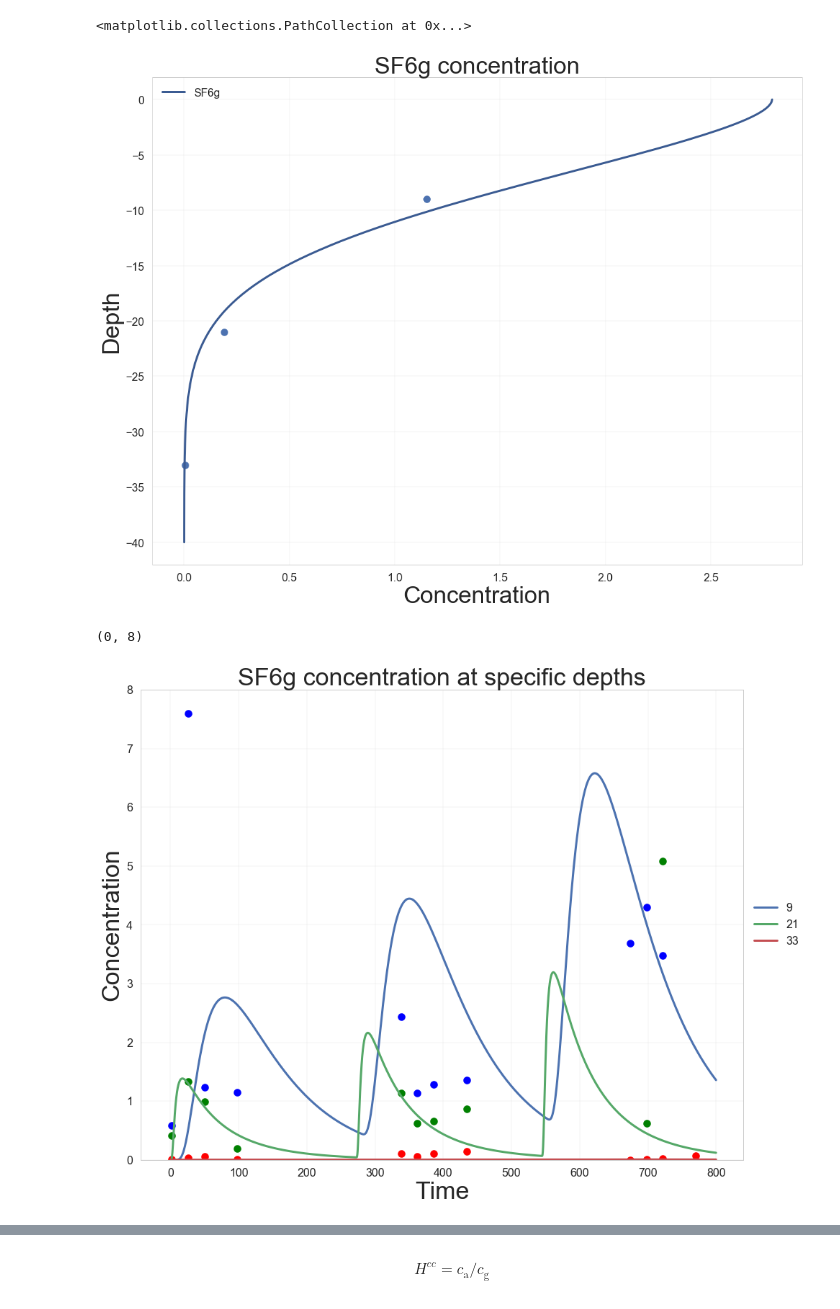
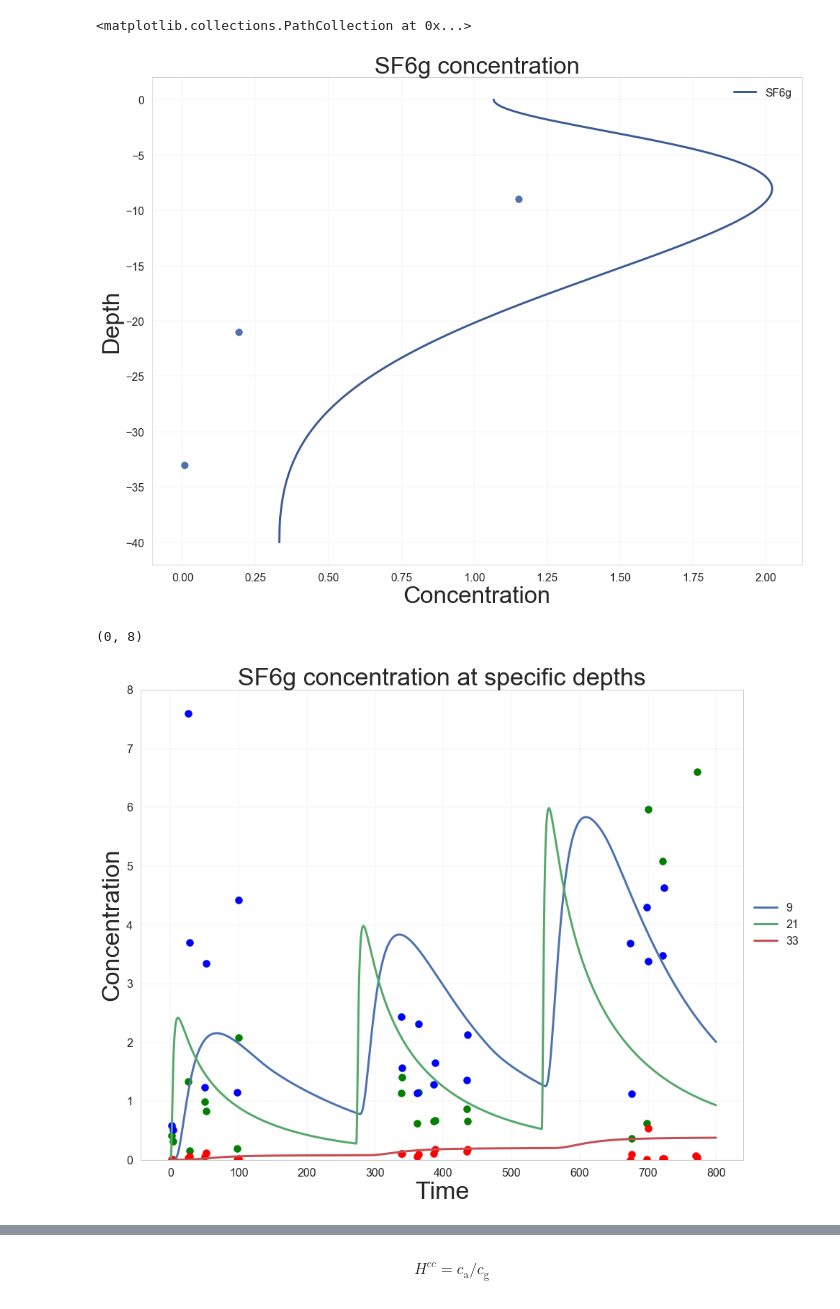
Before and after one commit to biogeochemistry/PorousMediaLab, a Jupyter notebook: examples/Tracer gas/tracer_gas_in_column.ipynb, the cells around one changed output, grey strips where cells are left out. Cells and saved outputs as stored; diff of their text form; code cells hidden in the pictures.

```diff
--- a/examples/Tracer gas/tracer_gas_in_column.ipynb
+++ b/examples/Tracer gas/tracer_gas_in_column.ipynb
@@ -16,12 +16,13 @@ sns.set_context("poster", rc={"font.size":34,"axes.titlesize":34,"axes.labelsize
 plt.rcParams['figure.figsize'] = 15, 12
 # %%
 tend = 800 ## hours
-dt = 0.2
+dt = 0.1
 dx = 0.2 ## cm
 L = 40 ## cm
 x = np.linspace(0, L, L / dx + 1)
 t = np.linspace(0, tend, round(tend / dt) + 1)
-phi = ( 0.99 - 0.7 ) * np.exp( -x / 10 ) + 0.7
+# phi = ( 0.99 - 0.7 ) * np.exp( -x / 10 ) + 0.7
+phi = 0.8
 Chs = np.zeros(t.shape) #
 Fx = np.zeros(t.shape)
 # %%
@@ -46,9 +47,9 @@ ftc = PorousMediaLab(L, dx, tend, dt, phi)
 # plt.plot(SF6_init)
 # %%
 # theta=0.995
-k=5
+k=10
 # ftc.add_species(is_solute=True, element='SF6w', D=k*D_SF6w, init_C=0, bc_top=0., bc_top_type='flux', bc_bot=0., bc_bot_type='flux')
-ftc.add_species(is_solute=True, element='SF6g', D=k*D_SF6w, init_C=0, bc_top=0., bc_top_type='constant', bc_bot=0., bc_bot_type='flux', rising_velocity=0.09)
+ftc.add_species(is_solute=True, element='SF6g', D=k*D_SF6w, init_C=0, bc_top=0., bc_top_type='constant', bc_bot=0., bc_bot_type='flux', rising_velocity=0.08)
 # ftc.add_species(is_solute=True, element='tracer', D=D_SF6g, init_C=1, bc_top=0., bc_top_type='flux', bc_bot=0., bc_bot_type='flux')
 # ftc.add_henry_law_equilibrium(aq='SF6w', gas='SF6g', Hcc=SF6_Hcc)
 # %%
@@ -91,14 +87,14 @@ plt.scatter([C1[Tm==98], C2[Tm==98], C3[Tm==98]], [-9,-21,-33])
 # plt.scatter(C3[7], -33)
 # %% [output]
 <matplotlib.collections.PathCollection at 0x...>
-[figure, old version]
+[figure, new version]
 # %%
 ftc.plot_depths('SF6g', depths=[9,21,33], time_to_plot=800)
-plt.scatter(Tm[::2], C2[::2], color='g')
-plt.scatter(Tm[::2], C1[::2], color='b')
-plt.scatter(Tm[::2], C3[::2], color='r')
+plt.scatter(Tm, C2, color='g')
+plt.scatter(Tm, C1, color='b')
+plt.scatter(Tm, C3, color='r')
 # plt.xlim([0,80])
 plt.ylim([0,8])
 # %% [output]
 (0, 8)
-[figure, old version]
+[figure, new version]
```
Also changed, not shown: parts of 9 cells of this notebook, 1 other file.
